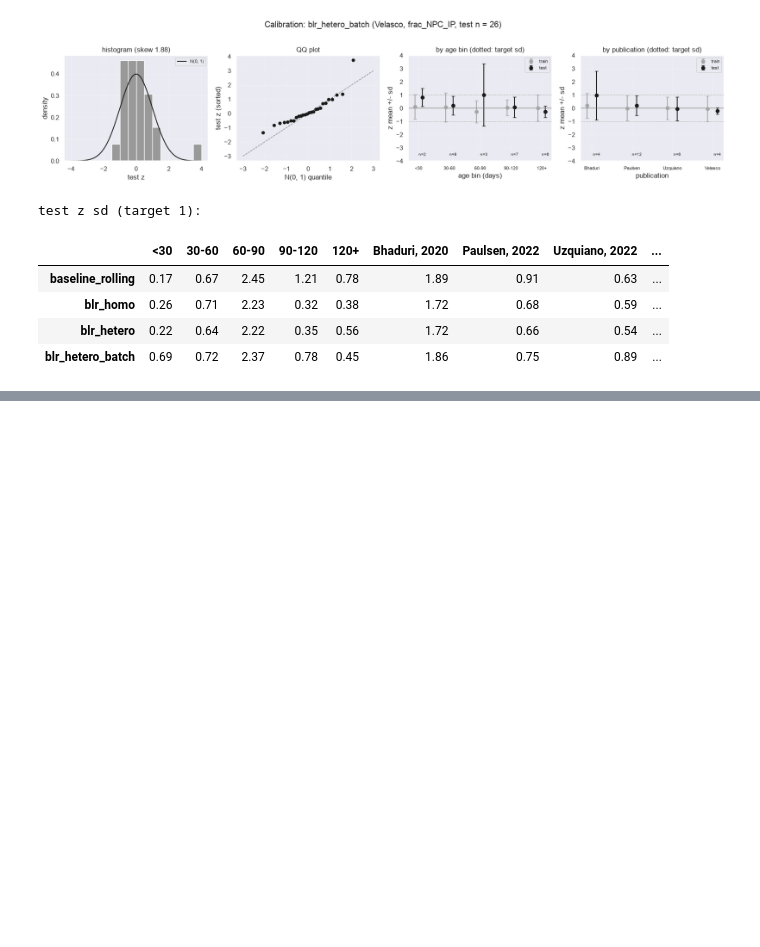
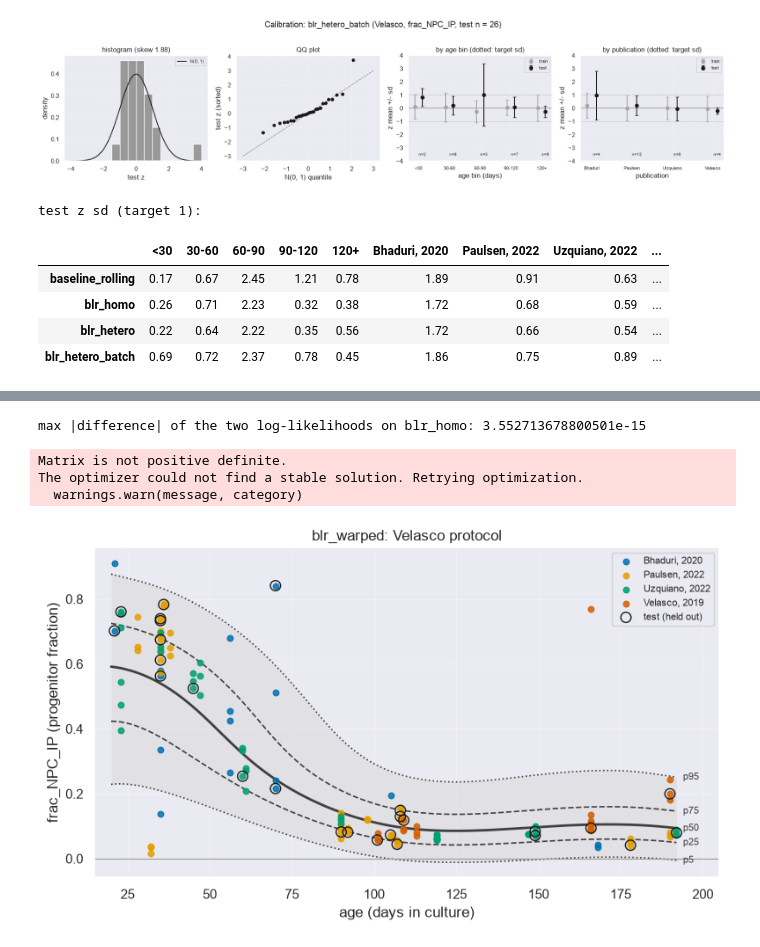
Before and after one commit to Liberty23513/organoid-growth-charts, a Jupyter notebook: notebooks/03_pcntoolkit_blr.ipynb, the cells around one changed output, grey strips where cells are left out. Saved outputs shown, nothing was run; the diff lists cells and outputs as text; code cells hidden in the pictures; blank space fills up the shorter version.

Commit message:
Step 9: warped BLR and logit + hetero + batch BLR; metrics for six models
Co-Authored-By: Claude Opus 5.5 <noreply@anthropic.com>

```diff
--- a/notebooks/03_pcntoolkit_blr.ipynb
+++ b/notebooks/03_pcntoolkit_blr.ipynb
@@ -628,0 +658,60 @@ test z sd (target 1):
+# %%
+from scipy.special import logit, expit
+
+Y_SCALE = train["frac_NPC_IP"].std(ddof=0)    # PCNtoolkit's 'standardize' divides y by this
+df["y_logit"] = logit(df["frac_NPC_IP"].clip(0.005, 0.995))
+train = df[df["split"] == "train"].reset_index(drop=True)
+test = df[df["split"] == "test"].reset_index(drop=True)
+
+def to_normdata(name, d, batch_effects=None, y="frac_NPC_IP"):
+    return NormData.from_dataframe(name=name, dataframe=d, covariates=["age"], response_vars=[y],
+                                   subject_ids="sample", batch_effects=batch_effects)
+
+def grid_frame():
+    return pd.DataFrame({"sample": [f"grid_{a}" for a in AGE_GRID], "age": AGE_GRID, "frac_NPC_IP": 0.0,
+                         "y_logit": 0.0, "publication": GRID_PUBLICATION})
+
+def write_results(name, c, zs):
+    out = ROOT / "results" / name
+    out.mkdir(parents=True, exist_ok=True)
+    centiles = pd.DataFrame({"age": AGE_GRID, "p5": c[0], "p25": c[1], "p50": c[2], "p75": c[3], "p95": c[4]})
+    centiles.to_csv(out / "centiles.csv", index=False)
+    zs.to_csv(out / "zscores.csv", index=False)
+    return centiles, zs
+
+def base_columns(d):
+    return {"sample": d["sample"].values, "age": d["age"].values, "publication": d["publication"].values,
+            "split": d["split"].values, "y": d["frac_NPC_IP"].values}
+
+# Check the logp conversion on blr_homo: PCNtoolkit logp converted vs Gaussian formula with mu and sigma.
+nd_chk = to_normdata("chk", df)
+blr_homo.predict(nd_chk)
+diff = (nd_chk.logp.values.ravel() - np.log(Y_SCALE)) - stats.norm.logpdf(df["frac_NPC_IP"], zscores_homo["mu"], zscores_homo["sigma"])
+print("max |difference| of the two log-likelihoods on blr_homo:", float(np.abs(diff).max()))
+# %% [output]
+max |difference| of the two log-likelihoods on blr_homo: 3.552713678800501e-15
+# %%
+# Model 4: heteroskedastic + warp (no batch effect).
+blr_warped = NormativeModel(
+    BLR(basis_function_mean=BsplineBasisFunction(degree=3, nknots=5), heteroskedastic=True,
+        warp_name="WarpSinhArcsinh", warp_reparam=True),
+    savemodel=False, saveresults=False, saveplots=False)
+blr_warped.fit(to_normdata("train", train))
+
+nd_grid = to_normdata("grid", grid_frame())
+with warnings.catch_warnings():
+    warnings.simplefilter("ignore")
+    blr_warped.predict(nd_grid)
+nd_all = to_normdata("all", df)
+blr_warped.predict(nd_all)
+c_all = nd_all.centiles.values[:, :, 0]
+zs = pd.DataFrame({**base_columns(df), "mu": c_all[2], "sigma": (c_all[4] - c_all[0]) / (2 * Z95),
+                   "z": nd_all.Z.values.ravel(), "loglik": nd_all.logp.values.ravel() - np.log(Y_SCALE)})
+centiles_warped, zscores_warped = write_results("blr_warped", nd_grid.centiles.values[:, :, 0], zs)
+plot_chart(centiles_warped, zscores_warped, "blr_warped: Velasco protocol", FIG / "blr_warped_velasco.png")
+plt.show()
+# %% [output]
+Matrix is not positive definite.
+The optimizer could not find a stable solution. Retrying optimization.
+  warnings.warn(message, category)
+[figure, added]
```
Also changed, not shown: parts of 4 cells of this notebook, 9 other files.
